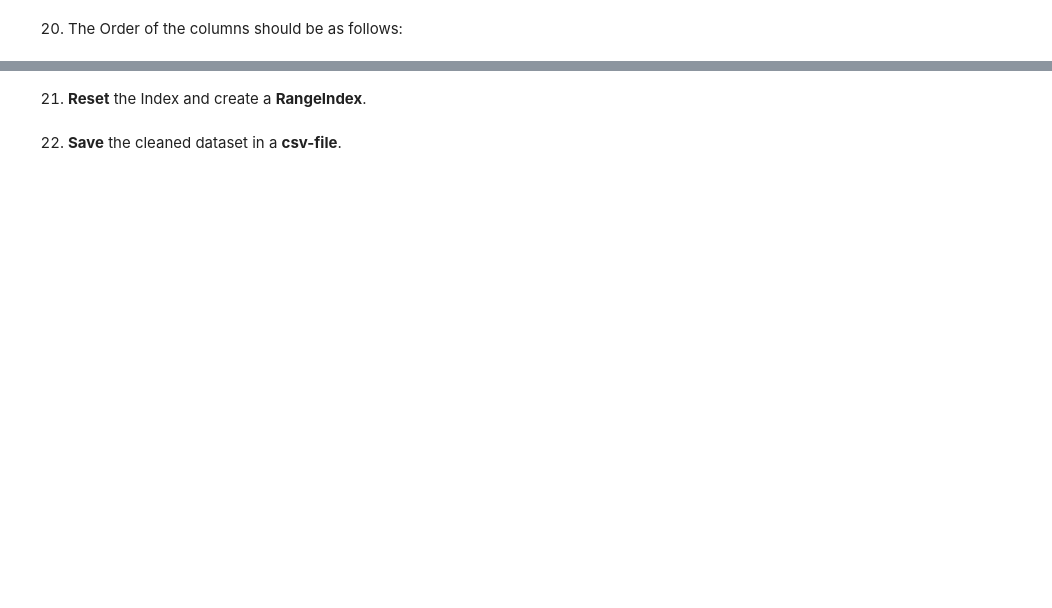
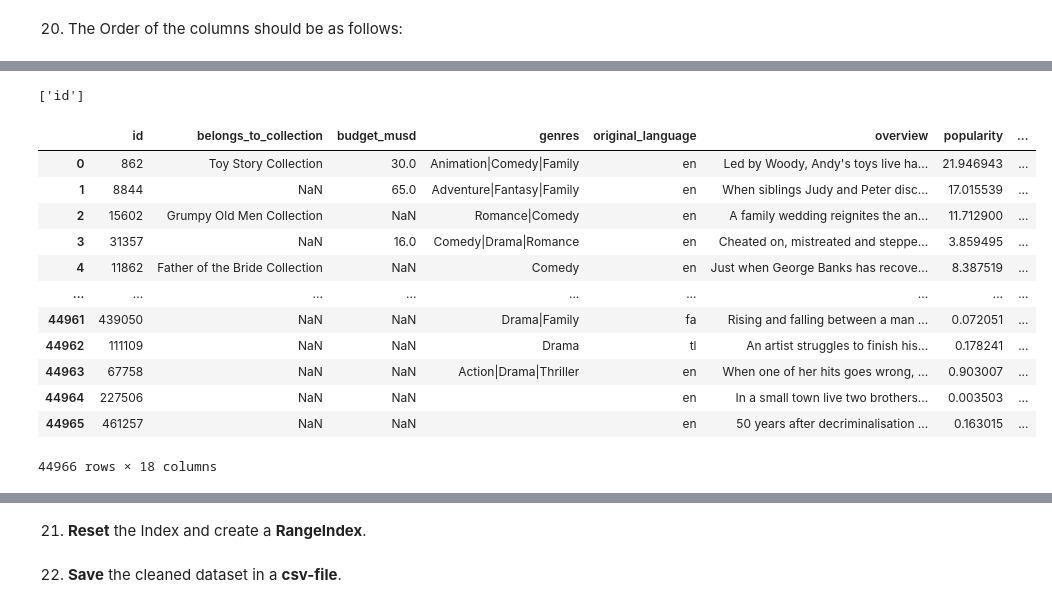
Before and after one commit to qviet1602/Python_project, a Jupyter notebook: Project_03_Materials/Project_03_ProjectBrief_blank_2ndpractice.ipynb, the cells around one changed output, grey strips where cells are left out. Saved outputs shown, nothing was run; the diff lists cells and outputs as text; code cells hidden in the pictures; blank space fills up the shorter version.

```diff
--- a/Project_03_Materials/Project_03_ProjectBrief_blank_2ndpractice.ipynb
+++ b/Project_03_Materials/Project_03_ProjectBrief_blank_2ndpractice.ipynb
@@ -213,0 +360,2 @@ For example: The value in the first row (Toy Story) should be 'Pixar Animation S
+# %%
+movies = movies[movies.not_na >= 10]
@@ -215,3 +367,5 @@ For example: The value in the first row (Toy Story) should be 'Pixar Animation S
 ## Final (Cleaning) Steps
 # %% [markdown]
 19. __Keep__ only those rows/movies in the df with __status "Released"__. Then __drop__ the column "status".
+# %%
+movies = movies[movies.status == "Released"]
@@ -218,2 +376,4 @@ For example: The value in the first row (Toy Story) should be 'Pixar Animation S
 # %% [markdown]
 20. The Order of the columns should be as follows:
+# %%
+movies.rename(columns = {"budget":"budget_musd", "revenue":"revenue_musd"}, inplace = True)
@@ -222,3 +404,26 @@ For example: The value in the first row (Toy Story) should be 'Pixar Animation S
 "original_language", "budget_musd", "revenue_musd", "production_companies",
 "production_countries", "vote_count", "vote_average", "popularity", "runtime",
 "overview", "spoken_languages", "poster_path"]
+# %%
+list(set(list_columns)-set(new_col_list))
+# %% [output]
+['id']
+# %%
+movies.drop(labels = ['video', 'status', 'not_na', 'imdb_id', 'homepage'], axis =1, inplace = True)
+# %%
+movies.reset_index(inplace = True)
+movies
+# %% [output]
+|  | id | belongs_to_collection | budget_musd | genres | original_language | overview | popularity | ... |
+| 0 | 862 | Toy Story Collection | 30.0 | Animation|Comedy|Family | en | Led by Woody, Andy's toys live ha... | 21.946943 | ... |
+| 1 | 8844 | NaN | 65.0 | Adventure|Fantasy|Family | en | When siblings Judy and Peter disc... | 17.015539 | ... |
+| 2 | 15602 | Grumpy Old Men Collection | NaN | Romance|Comedy | en | A family wedding reignites the an... | 11.712900 | ... |
+| 3 | 31357 | NaN | 16.0 | Comedy|Drama|Romance | en | Cheated on, mistreated and steppe... | 3.859495 | ... |
+| 4 | 11862 | Father of the Bride Collection | NaN | Comedy | en | Just when George Banks has recove... | 8.387519 | ... |
+| ... | ... | ... | ... | ... | ... | ... | ... | ... |
+| 44961 | 439050 | NaN | NaN | Drama|Family | fa | Rising and falling between a man ... | 0.072051 | ... |
+| 44962 | 111109 | NaN | NaN | Drama | tl | An artist struggles to finish his... | 0.178241 | ... |
+| 44963 | 67758 | NaN | NaN | Action|Drama|Thriller | en | When one of her hits goes wrong, ... | 0.903007 | ... |
+| 44964 | 227506 | NaN | NaN |  | en | In a small town live two brothers... | 0.003503 | ... |
+| 44965 | 461257 | NaN | NaN |  | en | 50 years after decriminalisation ... | 0.163015 | ... |
+44966 rows × 18 columns
```
Also changed, not shown: parts of 38 cells of this notebook, 1 other file.
